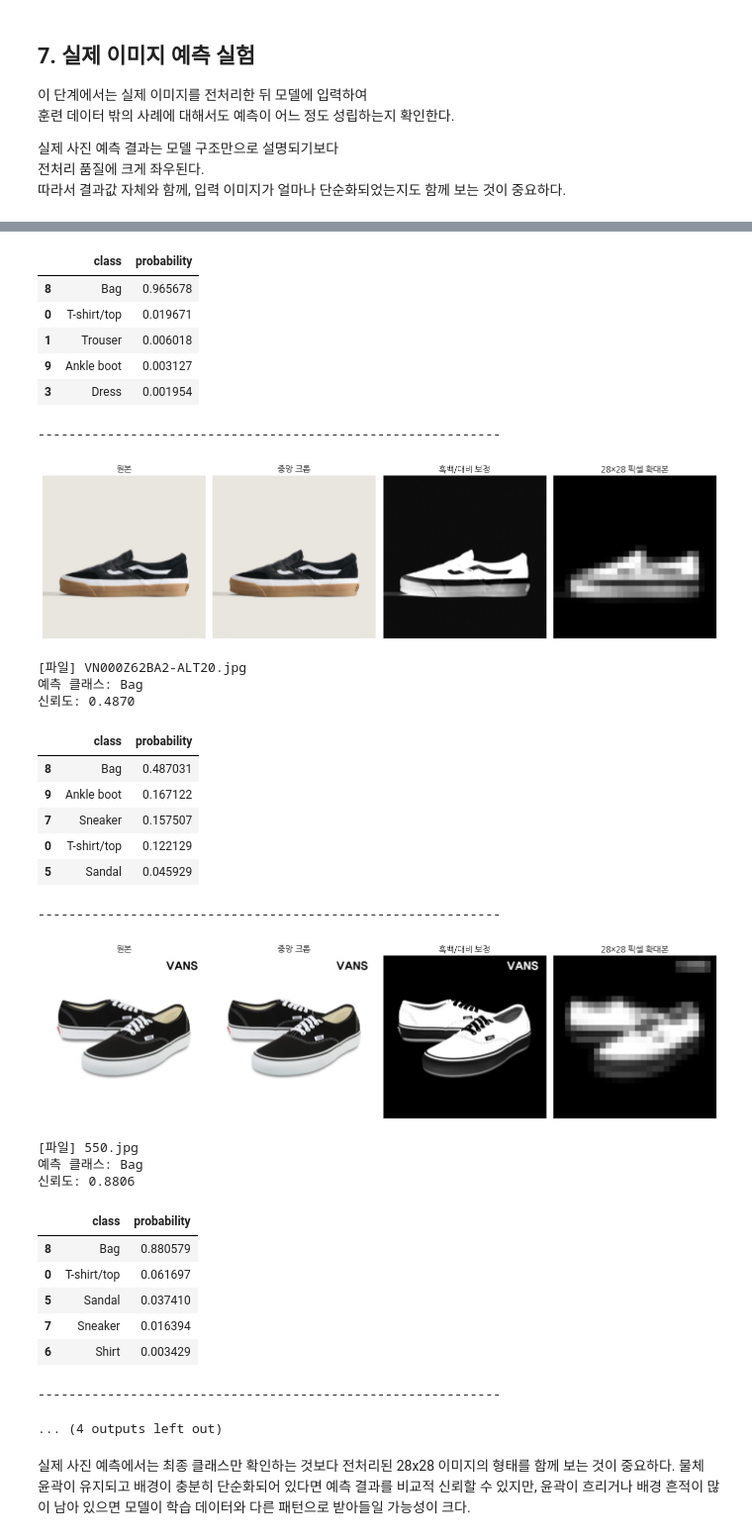
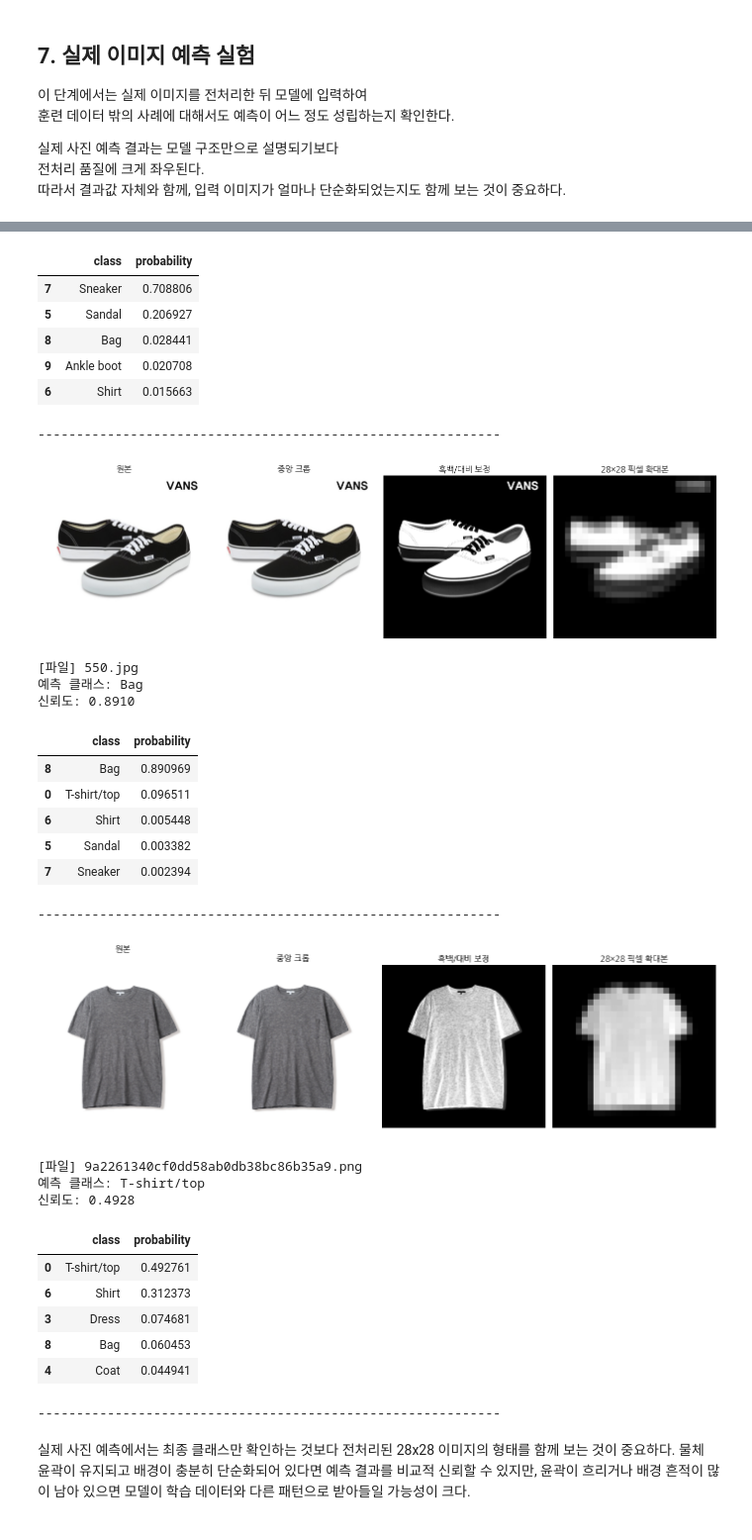
Before and after one commit to chanho0215/hipython, a Jupyter notebook: projects/Fashion_MNIST.ipynb, the cells around one changed output, grey strips where cells are left out. Shown at 99% size. Drawn from its saved outputs; the diff is of its cells as text; code cells hidden in the pictures.

```diff
--- a/projects/Fashion_MNIST.ipynb
+++ b/projects/Fashion_MNIST.ipynb
@@ -586,7 +579,6 @@ def prepare_fashion_like_image(img_path, show_steps=True):
 따라서 결과값 자체와 함께, 입력 이미지가 얼마나 단순화되었는지도 함께 보는 것이 중요하다.
 # %%
 test_images = [
-    "istockphoto-2178312014-612x612.jpg",
     "VN000Z62BA2-ALT20.jpg",
     "550.jpg",
     "9a2261340cf0dd58ab0db38bc86b35a9.png"
@@ -623,33 +615,32 @@ else:
 |  | class | probability |
-| 8 | Bag | 0.965678 |
-| 0 | T-shirt/top | 0.019671 |
-| 1 | Trouser | 0.006018 |
-| 9 | Ankle boot | 0.003127 |
-| 3 | Dress | 0.001954 |
+| 7 | Sneaker | 0.708806 |
+| 5 | Sandal | 0.206927 |
+| 8 | Bag | 0.028441 |
+| 9 | Ankle boot | 0.020708 |
+| 6 | Shirt | 0.015663 |
 ------------------------------------------------------------
-[figure, old version]
+[figure, new version]
-[파일] VN000Z62BA2-ALT20.jpg
+[파일] 550.jpg
 예측 클래스: Bag
-신뢰도: 0.4870
+신뢰도: 0.8910
 |  | class | probability |
-| 8 | Bag | 0.487031 |
-| 9 | Ankle boot | 0.167122 |
-| 7 | Sneaker | 0.157507 |
-| 0 | T-shirt/top | 0.122129 |
-| 5 | Sandal | 0.045929 |
+| 8 | Bag | 0.890969 |
+| 0 | T-shirt/top | 0.096511 |
+| 6 | Shirt | 0.005448 |
+| 5 | Sandal | 0.003382 |
+| 7 | Sneaker | 0.002394 |
 ------------------------------------------------------------
-[figure, old version]
+[figure, new version]
-[파일] 550.jpg
-예측 클래스: Bag
-신뢰도: 0.8806
+[파일] 9a2261340cf0dd58ab0db38bc86b35a9.png
+예측 클래스: T-shirt/top
+신뢰도: 0.4928
 |  | class | probability |
-| 8 | Bag | 0.880579 |
-| 0 | T-shirt/top | 0.061697 |
-| 5 | Sandal | 0.037410 |
-| 7 | Sneaker | 0.016394 |
-| 6 | Shirt | 0.003429 |
+| 0 | T-shirt/top | 0.492761 |
+| 6 | Shirt | 0.312373 |
+| 3 | Dress | 0.074681 |
+| 8 | Bag | 0.060453 |
+| 4 | Coat | 0.044941 |
 ------------------------------------------------------------
-... (4 outputs left out)
 # %% [markdown]
 실제 사진 예측에서는 최종 클래스만 확인하는 것보다 전처리된 28x28 이미지의 형태를 함께 보는 것이 중요하다.
 물체 윤곽이 유지되고 배경이 충분히 단순화되어 있다면 예측 결과를 비교적 신뢰할 수 있지만,
```
Also changed, not shown: parts of 13 cells of this notebook.
